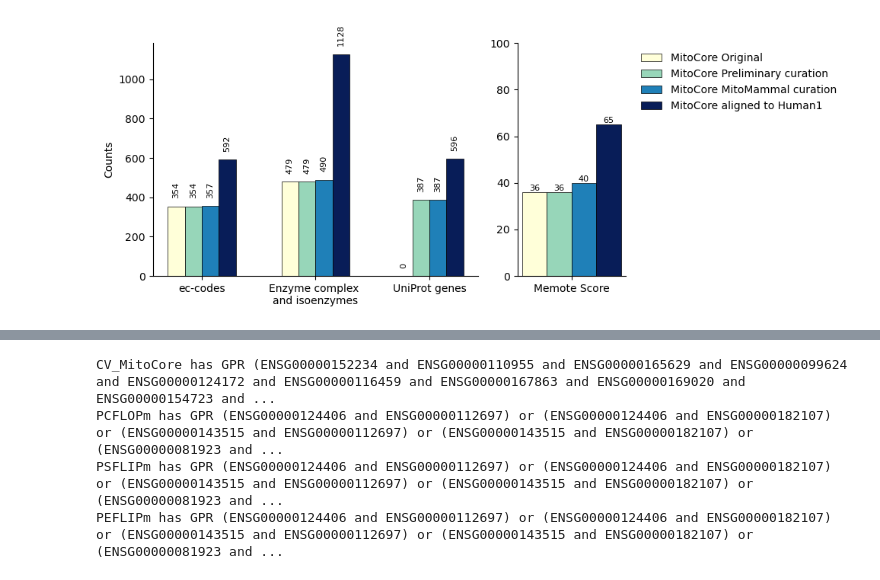
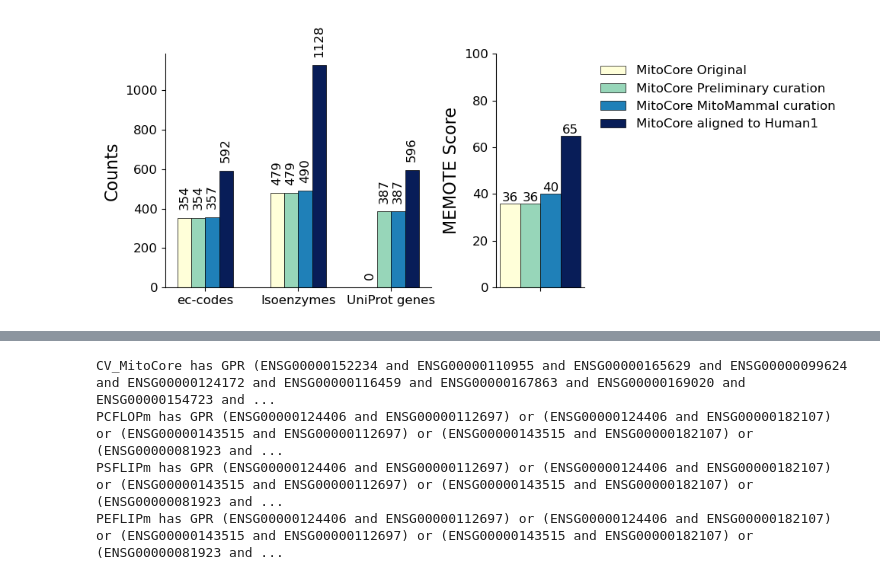
Before and after one commit to Benjamin-Reyes-S/MitoCore-curation-workflow, a Jupyter notebook: model_curation/MitoCore_Metrics.ipynb, the cells around one changed output, grey strips where cells are left out. Saved outputs shown, nothing was run; the diff lists cells and outputs as text; code cells hidden in the pictures.

Commit message:
stuff for figures

```diff
--- a/model_curation/MitoCore_Metrics.ipynb
+++ b/model_curation/MitoCore_Metrics.ipynb
@@ -79,22 +79,22 @@ def get_database_ids_count(model, component, database):
 # %%
 df = pd.DataFrame({
         "MitoCore Original": { 'ec-codes':len(get_ec_code(mitocore1)),
-                    'Enzyme complex \nand isoenzymes':len(get_gpr_elements(mitocore1)),
+                    'Isoenzymes':len(get_gpr_elements(mitocore1)),
                     'UniProt genes':len(get_database_ids_count(mitocore1, 'genes', 'uniprot')),
                     'Memote Score': int(36)
         },
         "MitoCore Preliminary curation": { 'ec-codes':len(get_ec_code(mitocore2)),
-                    'Enzyme complex \nand isoenzymes':len(get_gpr_elements(mitocore2)),
+                    'Isoenzymes':len(get_gpr_elements(mitocore2)),
                     'UniProt genes':len(get_database_ids_count(mitocore2, 'genes', 'uniprot')),
                     'Memote Score': int(36)
         },
         "MitoCore MitoMammal curation": { 'ec-codes':len(get_ec_code(mitocore3)),
-                    'Enzyme complex \nand isoenzymes':len(get_gpr_elements(mitocore3)),
+                    'Isoenzymes':len(get_gpr_elements(mitocore3)),
                     'UniProt genes':len(get_database_ids_count(mitocore3, 'genes', 'uniprot')),
                     'Memote Score': int(40)
         },
         "MitoCore aligned to Human1": { 'ec-codes':len(get_ec_code(mitocore4)),
-                    'Enzyme complex \nand isoenzymes':len(get_gpr_elements(mitocore4)),
+                    'Isoenzymes':len(get_gpr_elements(mitocore4)),
                     'UniProt genes':len(get_database_ids_count(mitocore4, 'genes', 'uniprot')),
                     'Memote Score': int(65)
         },
@@ -188,48 +132,54 @@ colors = [cmap(i) for i in range(len(models))]
 width = 0.15
 
 # Helper function to avoid repeating the bar logic
-def draw_bars(ax, metrics, offset, rotation=90, y_lim=None):
+def draw_bars(ax, metrics, offset, rotation=90, y_lim=None, fontsize=8, show_x_labels=True):
     x = np.arange(len(metrics))
     data = df.loc[metrics]
 
     for i, (model, color) in enumerate(zip(models, colors)):
+
         bars = ax.bar(
             x + i * width,
             data[model],
             width,
             label=model,
             color=color,
             edgecolor="black",
             linewidth=0.5,
         )
 
         for bar in bars:
             height = bar.get_height()
             ax.text(
                 bar.get_x() + bar.get_width() / 2,
                 height + offset,
                 f"{int(height)}",
                 ha="center", va="bottom",
-                fontsize=8, rotation=rotation
+                fontsize=fontsize, rotation=rotation
             )
 
     # Subplot formatting
     ax.set_ylim(y_lim) if y_lim else None
     ax.set_xticks(x + width * (len(models) - 1) / 2)
-    ax.set_xticklabels(metrics)
+    ax.tick_params(axis='both', which='major', labelsize=fontsize)
+    if show_x_labels:
+        ax.set_xticklabels(metrics, fontsize=fontsize)
+    else:
+        ax.set_xticklabels([])
     ax.spines["top"].set_visible(False)
     ax.spines["right"].set_visible(False)
 
 # 3. Draw on both axes
-draw_bars(ax1, metrics_main, 40)
-draw_bars(ax2, metrics_side, 0, rotation=0, y_lim=(0, 100))
+draw_bars(ax1, metrics_main, 40, fontsize=12)
+draw_bars(ax2, metrics_side, 0, rotation=0, y_lim=(0, 100), fontsize=12, show_x_labels=False)
 
 # 4. Final Touches
-ax1.set_ylabel("Counts")
-ax2.legend(frameon=False, bbox_to_anchor=(1.05, 1), loc='upper left')
+ax1.set_ylabel("Counts", fontsize=16)
+ax2.legend(frameon=False, bbox_to_anchor=(1.05, 1), loc='upper left', fontsize=12)
+ax2.set_ylabel("MEMOTE Score", fontsize=16)
 
 plt.tight_layout()
 plt.savefig("./model_comparison.png", dpi=300, bbox_inches="tight")
 plt.show()
 # %% [output]
-[figure, old version]
+[figure, new version]
```
Also changed, not shown: parts of 3 cells of this notebook, 31 other files.
